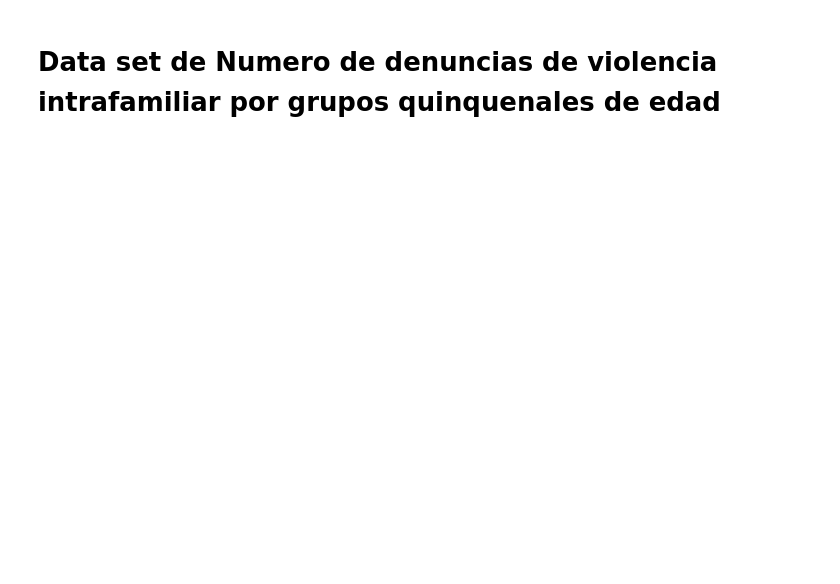
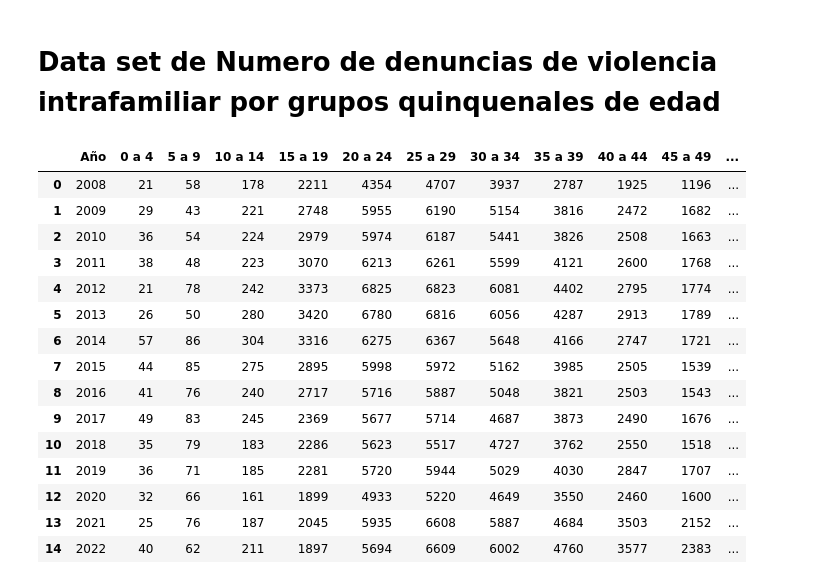
Before and after one commit to josuemj/INE-DataLab, a Jupyter notebook: data/test.ipynb, the cells around one changed output. Cells and saved outputs as stored; diff of their text form; code cells hidden in the pictures; blank space fills up the shorter version.

```diff
--- a/data/test.ipynb
+++ b/data/test.ipynb
@@ -75,0 +70,13 @@ num_intra_dep
+# %%
+num_intra_dep = pd.read_csv("Número de denuncias de violencia intrafamiliar por departamento.csv")
+num_intra_dep = clean_numeric(num_intra_dep)
+num_intra_dep = num_intra_dep.rename(columns={"República" : "Total_Denuncias_Intrafamiliar_República"})
+
+nuevos_nombres.clear()
+nuevos_nombres = {}
+for col in num_intra_dep.columns:
+    if col not in ["Año", "Total_Denuncias_Intrafamiliar_República"]:
+        nuevos_nombres[col] = f"{col}_Denuncias"
+
+num_intra_dep = num_intra_dep.rename(columns=nuevos_nombres)
+num_intra_dep
@@ -76,2 +101,41 @@ num_intra_dep
 # %% [markdown]
 # Data set de Numero de denuncias de violencia intrafamiliar por grupos quinquenales de edad
+# %%
+por_edad = pd.read_csv("Numero de denuncias de violencia intrafamiliar por grupos quinquenales de edad.csv")
+# Cargar nuevamente el dataset de edad para asegurar que esté limpio
+
+df_por_edad = pd.read_csv("Numero de denuncias de violencia intrafamiliar por grupos quinquenales de edad.csv")
+
+
+# Limpiar los datos (convertir valores con comas en números)
+df_por_edad = clean_numeric(df_por_edad)
+
+# Calcular la suma real de los grupos de edad (excluyendo "Total" e "Ignorado" si existen)
+columnas_edad = [col for col in df_por_edad.columns if col not in ["Año", "Total"]]
+df_por_edad["Total_Corregido"] = df_por_edad[columnas_edad].sum(axis=1)
+
+# Eliminar el total original y actualizar con el total corregido
+df_por_edad = df_por_edad.drop(columns=["Total"])
+df_por_edad = df_por_edad.rename(columns={"Total_Corregido": "Total"})
+
+df_por_edad = df_por_edad.rename(columns={"Ignorado" : "Ignorado-Edad"})
+
+# Mostrar el dataset corregido
+df_por_edad
+# %% [output]
+|  | Año | 0 a 4 | 5 a 9 | 10 a 14 | 15 a 19 | 20 a 24 | 25 a 29 | 30 a 34 | 35 a 39 | 40 a 44 | 45 a 49 | ... |
+| 0 | 2008 | 21 | 58 | 178 | 2211 | 4354 | 4707 | 3937 | 2787 | 1925 | 1196 | ... |
+| 1 | 2009 | 29 | 43 | 221 | 2748 | 5955 | 6190 | 5154 | 3816 | 2472 | 1682 | ... |
+| 2 | 2010 | 36 | 54 | 224 | 2979 | 5974 | 6187 | 5441 | 3826 | 2508 | 1663 | ... |
+| 3 | 2011 | 38 | 48 | 223 | 3070 | 6213 | 6261 | 5599 | 4121 | 2600 | 1768 | ... |
+| 4 | 2012 | 21 | 78 | 242 | 3373 | 6825 | 6823 | 6081 | 4402 | 2795 | 1774 | ... |
+| 5 | 2013 | 26 | 50 | 280 | 3420 | 6780 | 6816 | 6056 | 4287 | 2913 | 1789 | ... |
+| 6 | 2014 | 57 | 86 | 304 | 3316 | 6275 | 6367 | 5648 | 4166 | 2747 | 1721 | ... |
+| 7 | 2015 | 44 | 85 | 275 | 2895 | 5998 | 5972 | 5162 | 3985 | 2505 | 1539 | ... |
+| 8 | 2016 | 41 | 76 | 240 | 2717 | 5716 | 5887 | 5048 | 3821 | 2503 | 1543 | ... |
+| 9 | 2017 | 49 | 83 | 245 | 2369 | 5677 | 5714 | 4687 | 3873 | 2490 | 1676 | ... |
+| 10 | 2018 | 35 | 79 | 183 | 2286 | 5623 | 5517 | 4727 | 3762 | 2550 | 1518 | ... |
+| 11 | 2019 | 36 | 71 | 185 | 2281 | 5720 | 5944 | 5029 | 4030 | 2847 | 1707 | ... |
+| 12 | 2020 | 32 | 66 | 161 | 1899 | 4933 | 5220 | 4649 | 3550 | 2460 | 1600 | ... |
+| 13 | 2021 | 25 | 76 | 187 | 2045 | 5935 | 6608 | 5887 | 4684 | 3503 | 2152 | ... |
+| 14 | 2022 | 40 | 62 | 211 | 1897 | 5694 | 6609 | 6002 | 4760 | 3577 | 2383 | ... |
```
Also changed, not shown: parts of 9 cells of this notebook, 1 other file.
